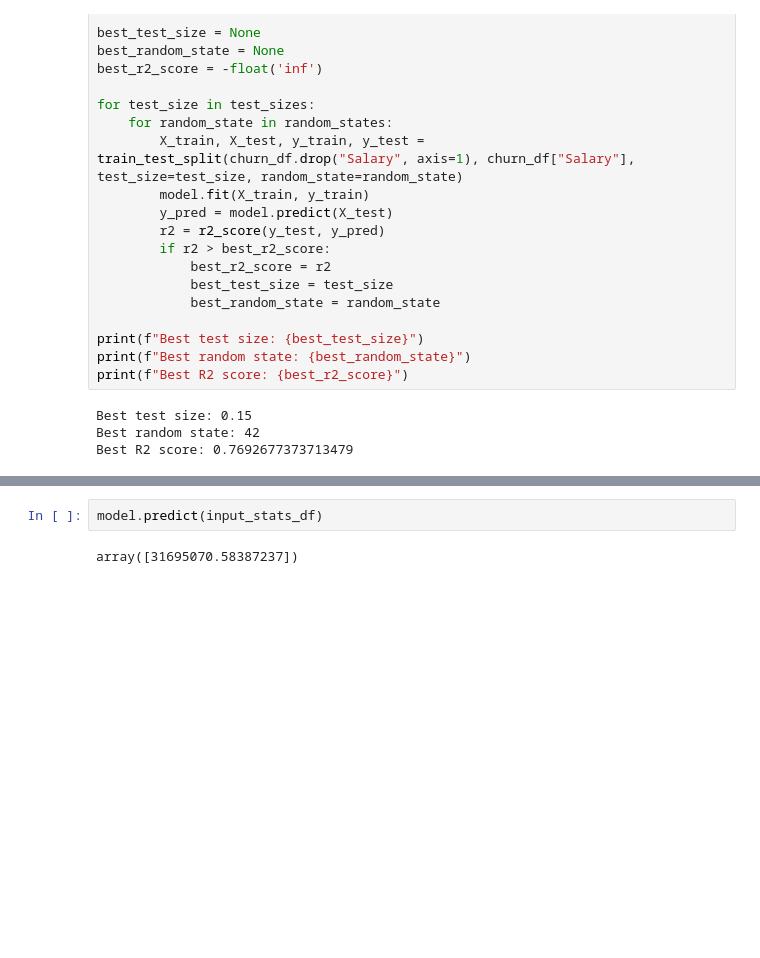
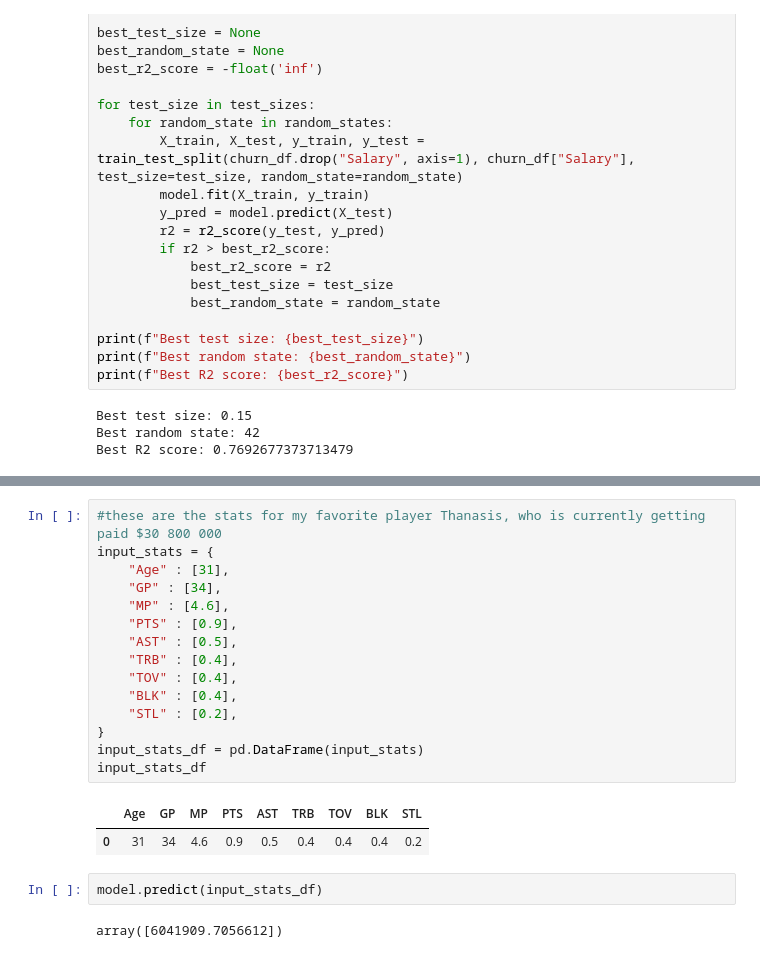
Before and after one commit to KevinNgNewschool/Machine-Learning-For-Python, a Jupyter notebook: Python for Data Science, AI & Development/Final Project/NBA Salary prediction.ipynb, the cells around one changed output, grey strips where cells are left out. Saved outputs shown, nothing was run; the diff lists cells and outputs as text; blank space fills up the shorter version.

```diff
--- a/Python for Data Science, AI & Development/Final Project/NBA Salary prediction.ipynb
+++ b/Python for Data Science, AI & Development/Final Project/NBA Salary prediction.ipynb
@@ -192,4 +238,22 @@ input_stats_df
+# %%
+#these are the stats for my favorite player Thanasis, who is currently getting paid $30 800 000
+input_stats = {
+    "Age" : [31],
+    "GP" : [34],
+    "MP" : [4.6],
+    "PTS" : [0.9],
+    "AST" : [0.5],
+    "TRB" : [0.4],
+    "TOV" : [0.4],
+    "BLK" : [0.4],
+    "STL" : [0.2],
+}
+input_stats_df = pd.DataFrame(input_stats)
+input_stats_df
+# %% [output]
+|  | Age | GP | MP | PTS | AST | TRB | TOV | BLK | STL |
+| 0 | 31 | 34 | 4.6 | 0.9 | 0.5 | 0.4 | 0.4 | 0.4 | 0.2 |
 # %%
 model.predict(input_stats_df)
 # %% [output]
-array([31695070.58387237])
+array([6041909.7056612])
```
Also changed, not shown: parts of 15 cells of this notebook.
